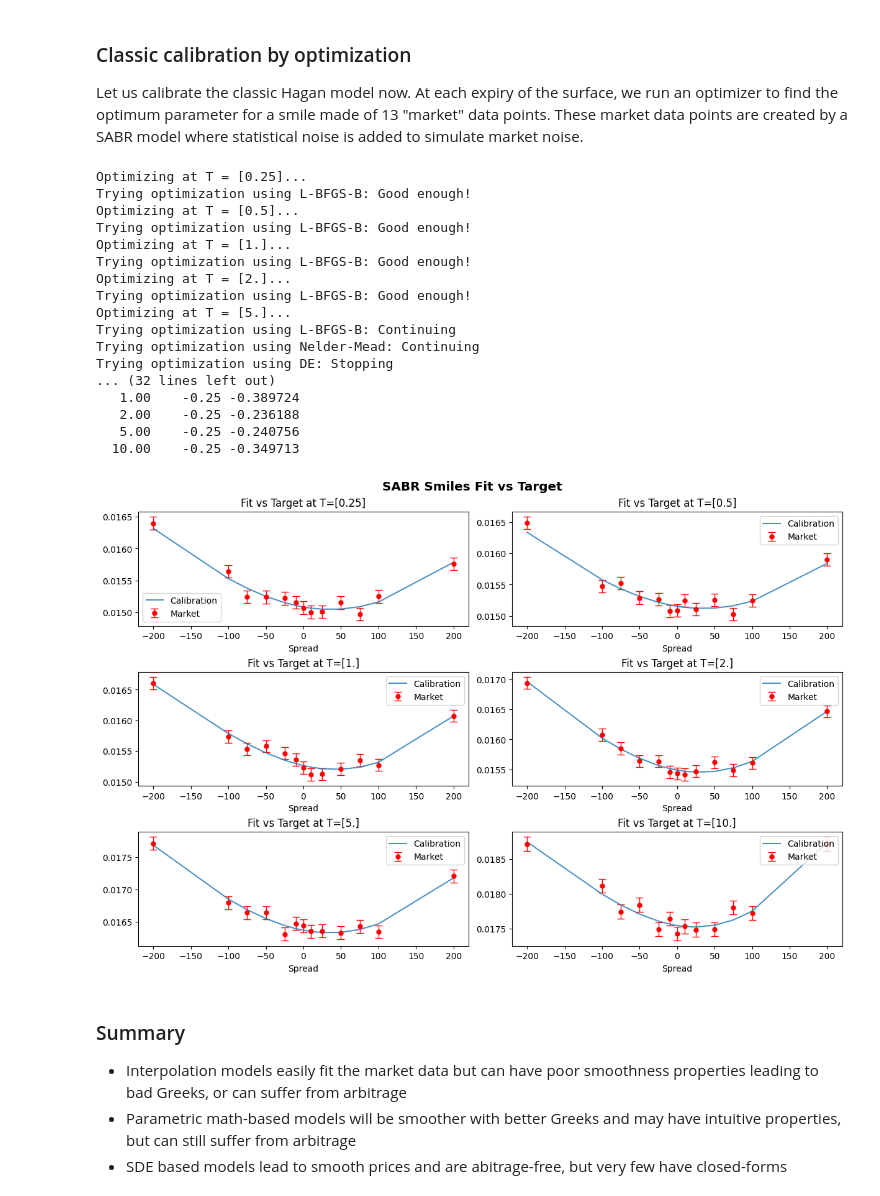
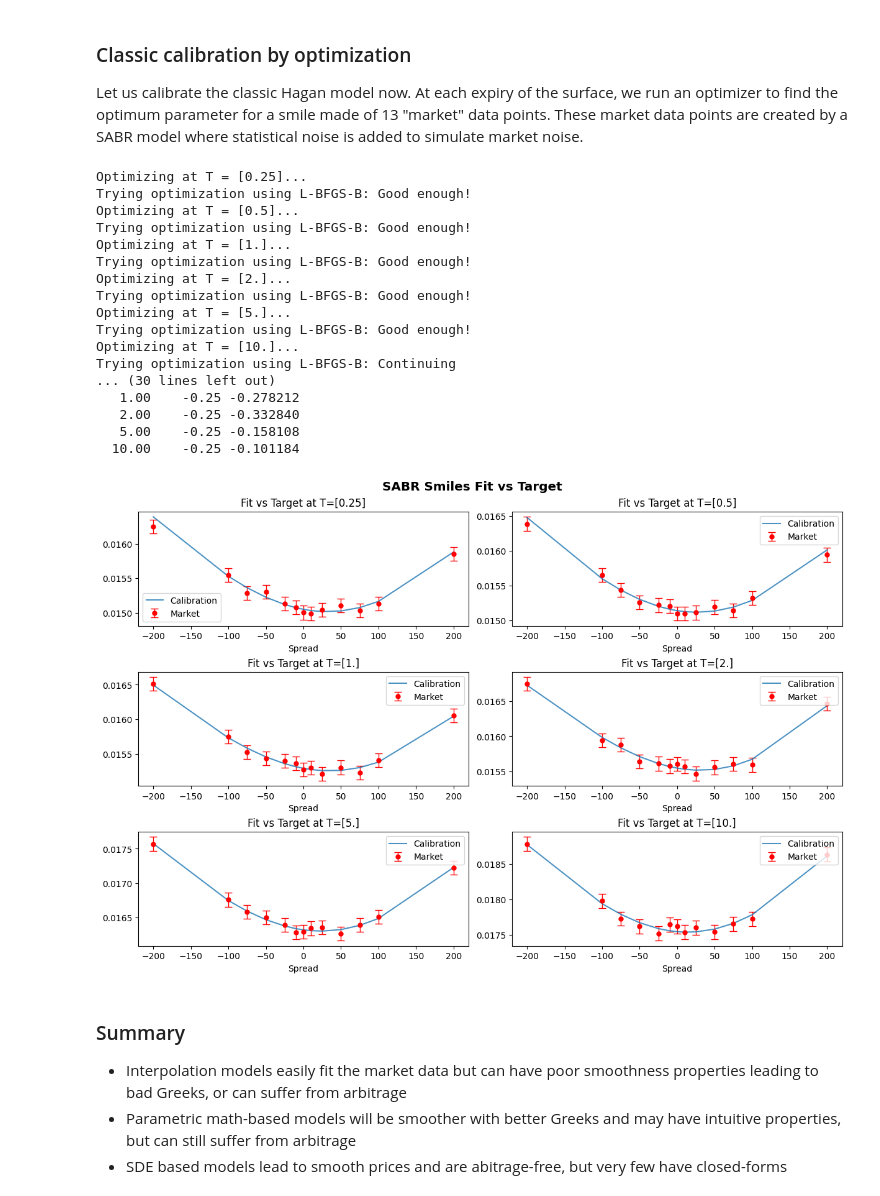
Before and after one commit to sebgur/SDev.Python, a Jupyter notebook: notebooks/Deep Learning StoVol-MB.ipynb, the cells around one changed output. Saved outputs shown, nothing was run; the diff lists cells and outputs as text; code cells hidden in the pictures.

```diff
--- a/notebooks/Deep Learning StoVol-MB.ipynb
+++ b/notebooks/Deep Learning StoVol-MB.ipynb
@@ -218,7 +216,7 @@ MARKET_SPREADS = np.tile(MARKET_SPREADS, (NUM_EXPIRIES, 1))
 mkt_strikes = MARKET_SPREADS / 10000.0 + FWD
 
 # Calculate market prices and vols
-noise = 0.01
+noise = 0.005
 noise_prob = 0.99
 mkt_vols = cf_generator.price_straddles_ref(EXPIRIES, mkt_strikes, FWD, PARAMS, True,
                                             rel_noise=noise, noise_prob=noise_prob)
@@ -290,41 +288,41 @@ axs[1, 0].legend(loc='upper right')
 axs[1, 1].errorbar(plot_spreads, mkt_vols[3], yerr, markersize=ms, fmt='o', linewidth=lw, capsize=cs, color='red', label='Market')
 axs[1, 1].plot(plot_spreads, cal_vols[3], alpha=0.8, label='Calibration')
 axs[1, 1].set_xlabel('Spread')
 axs[1, 1].set_title(f"Fit vs Target at T={EXPIRIES[3]}")
 axs[1, 1].legend(loc='upper right')
 
 axs[2, 0].errorbar(plot_spreads, mkt_vols[4], yerr, markersize=ms, fmt='o', linewidth=lw, capsize=cs, color='red', label='Market')
 axs[2, 0].plot(plot_spreads, cal_vols[4], alpha=0.8, label='Calibration')
 axs[2, 0].set_xlabel('Spread')
 axs[2, 0].set_title(f"Fit vs Target at T={EXPIRIES[4]}")
 axs[2, 0].legend(loc='upper right')
 
 axs[2, 1].errorbar(plot_spreads, mkt_vols[5], yerr, markersize=ms, fmt='o', linewidth=lw, capsize=cs, color='red', label='Market')
 axs[2, 1].plot(plot_spreads, cal_vols[5], alpha=0.8, label='Calibration')
 axs[2, 1].set_xlabel('Spread')
 axs[2, 1].set_title(f"Fit vs Target at T={EXPIRIES[5]}")
 axs[2, 1].legend(loc='upper right')
 
 plt.show()
 # %% [output]
 Optimizing at T = [0.25]...
 Trying optimization using L-BFGS-B: Good enough!
 Optimizing at T = [0.5]...
 Trying optimization using L-BFGS-B: Good enough!
 Optimizing at T = [1.]...
 Trying optimization using L-BFGS-B: Good enough!
 Optimizing at T = [2.]...
 Trying optimization using L-BFGS-B: Good enough!
 Optimizing at T = [5.]...
+Trying optimization using L-BFGS-B: Good enough!
+Optimizing at T = [10.]...
 Trying optimization using L-BFGS-B: Continuing
-Trying optimization using Nelder-Mead: Continuing
-Trying optimization using DE: Stopping
-... (32 lines left out)
-   1.00    -0.25 -0.389724
-   2.00    -0.25 -0.236188
-   5.00    -0.25 -0.240756
-  10.00    -0.25 -0.349713
+... (30 lines left out)
+   1.00    -0.25 -0.278212
+   2.00    -0.25 -0.332840
+   5.00    -0.25 -0.158108
+  10.00    -0.25 -0.101184
-[figure, old version]
+[figure, new version]
 # %% [markdown]
 ### Summary
 * Interpolation models easily fit the market data but can have poor smoothness properties leading to bad Greeks, or can suffer from arbitrage
```
Also changed, not shown: parts of 4 cells of this notebook, 1 other file.
